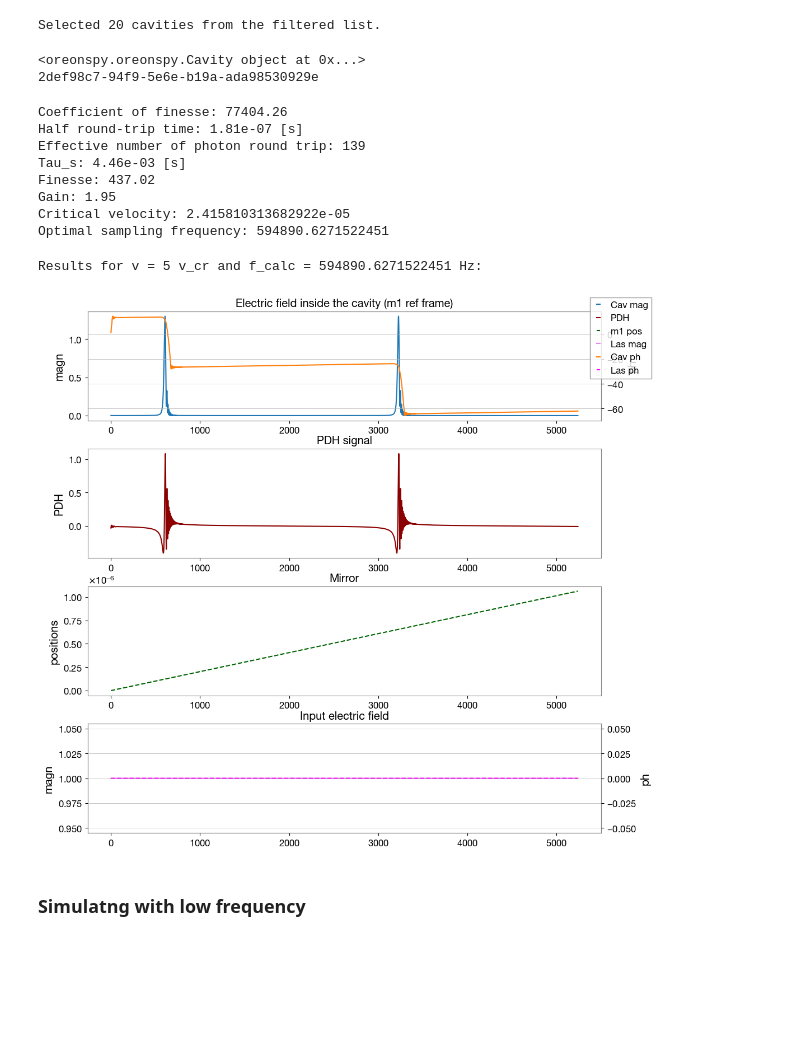
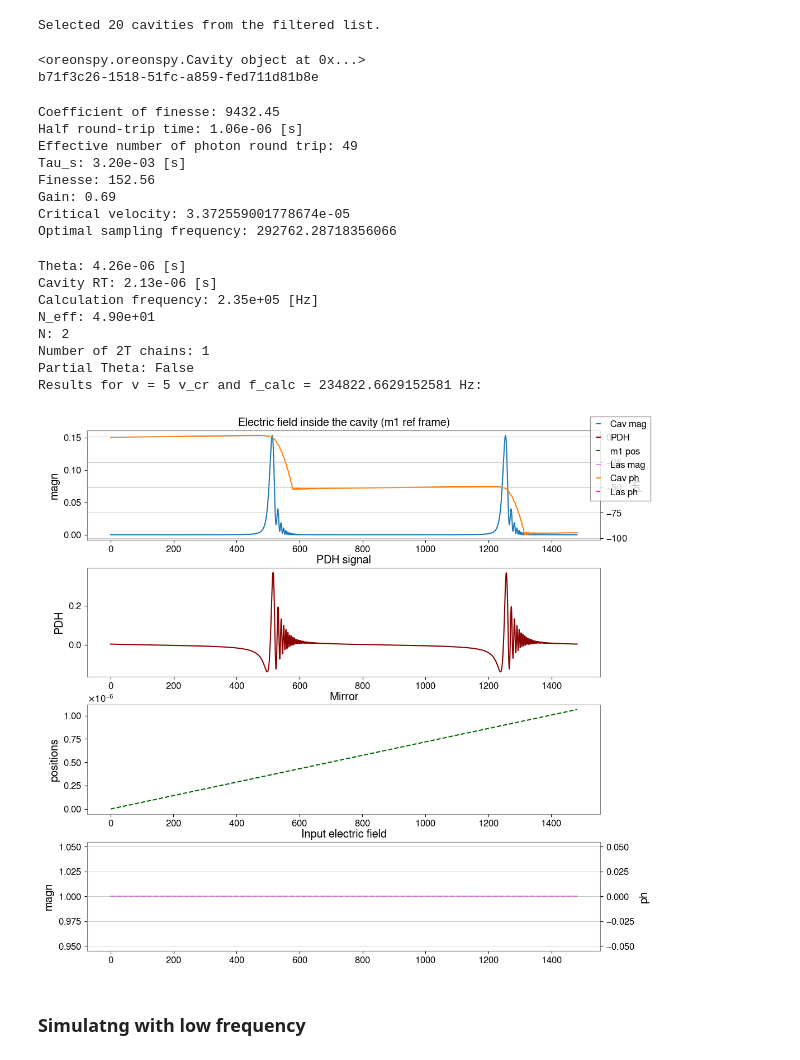
Before and after one commit to matib12/oreonspy, a Jupyter notebook: nb/Simulator development/Resampling test.ipynb, the cells around one changed output. Drawn from its saved outputs; the diff is of its cells as text; code cells hidden in the pictures; blank space fills up the shorter version.

Commit message:
Improved Resampling test. Corrected f_calc, removed gwpy resampling.

```diff
--- a/nb/Simulator development/Resampling test.ipynb
+++ b/nb/Simulator development/Resampling test.ipynb
@@ -20,7 +37,7 @@ lambd = 1064e-9  # m
 k = 2.*np.pi / lambd
 # %%
 # Creating of the name list of the files in the folder tests/optical_cavities_testset
-file_names = os.listdir("../tests/optical_cavities_testset")
+file_names = [file_name for file_name in os.listdir("../tests/optical_cavities_testset") if file_name.endswith('.xml')]
 
 print(f"Nomi dei file trovati: {file_names}")
 # %% [output]
@@ -92,7 +109,7 @@ print(selected_cavities[0])
 print(selected_UUIDS[0])
 # %% [output]
 <oreonspy.oreonspy.Cavity object at 0x...>
-2def98c7-94f9-5e6e-b19a-ada98530929e
+b71f3c26-1518-51fc-a859-fed711d81b8e
 # %%
 cavity = selected_cavities[0]
 # %%
@@ -103,11 +120,11 @@ f_calc = ut.optimal_sampling_frequency(cavity=cavity, critical_velocity_factor=v
 print(f"Critical velocity: {v_cr}")
 print(f"Optimal sampling frequency: {f_calc}")
 # %% [output]
-Coefficient of finesse: 77404.26
-Half round-trip time: 1.81e-07 [s]
-Effective number of photon round trip: 139
-Tau_s: 4.46e-03 [s]
-Finesse: 437.02
-Gain: 1.95
-Critical velocity: 2.415810313682922e-05
-Optimal sampling frequency: 594890.6271522451
+Coefficient of finesse: 9432.45
+Half round-trip time: 1.06e-06 [s]
+Effective number of photon round trip: 49
+Tau_s: 3.20e-03 [s]
+Finesse: 152.56
+Gain: 0.69
+Critical velocity: 3.372559001778674e-05
+Optimal sampling frequency: 292762.28718356066
@@ -120,8 +135,11 @@ E_in_avg = 1.+0.j  #
 def generate_cavity_evolution(cavity, z_evolution, E_evolution, title=None):
     results = np.zeros(num_points, dtype=np.complex128)
 
+    z_evolution = np.append(z_evolution, z_evolution[-1])
+
     for t in range(num_points):
-        results[t], _ = cavity.sim_step(E_evolution[t], d_zeta=z_evolution[t]-z_evolution[t-1], )
+        d_zeta = z_evolution[t+1]-z_evolution[t]
+        results[t], _ = cavity.sim_step(E_evolution[t], d_zeta=d_zeta, )
 
     s = np.abs(results)**2
     ph = np.angle(results)
@@ -145,18 +163,28 @@ def generate_cavity_evolution(cavity, z_evolution, E_evolution, title=None):
 # %%
 # Define velocities and f_calc range
 # velocity_factors = np.array([0.1, 1, 2, 5, 10])
 # frequency_factors = np.array([1, 3, 10])
 
+cavity.simulation(ut.k, f_calc, E_in_avg)
+cavity.print_sim_params()
+f_calc = cavity.f_calc
+
+num_points, time_steps = ut.generate_time_points_for_constant_velocity(velocity=v_cr*velocity_factor, f_calc = f_calc)
 E_ev = np.ones(num_points)
-
-cavity.simulation(ut.k, f_calc, E_ev[0])
 
 z_ev = np.linspace(0., ut.lambd, num_points)
 
 s, ph, pdh = generate_cavity_evolution(cavity, z_ev, E_ev)
 # %% [output]
-Results for v = 5 v_cr and f_calc = 594890.6271522451 Hz:
+Theta: 4.26e-06 [s]
+Cavity RT: 2.13e-06 [s]
+Calculation frequency: 2.35e+05 [Hz]
+N_eff: 4.90e+01
+N: 2
+Number of 2T chains: 1
+Partial Theta: False
+Results for v = 5 v_cr and f_calc = 234822.6629152581 Hz:
-[figure, old version]
+[figure, new version]
 # %% [markdown]
 ### Simulatng with low frequency
 # %%
```
Also changed, not shown: parts of 6 cells of this notebook.
